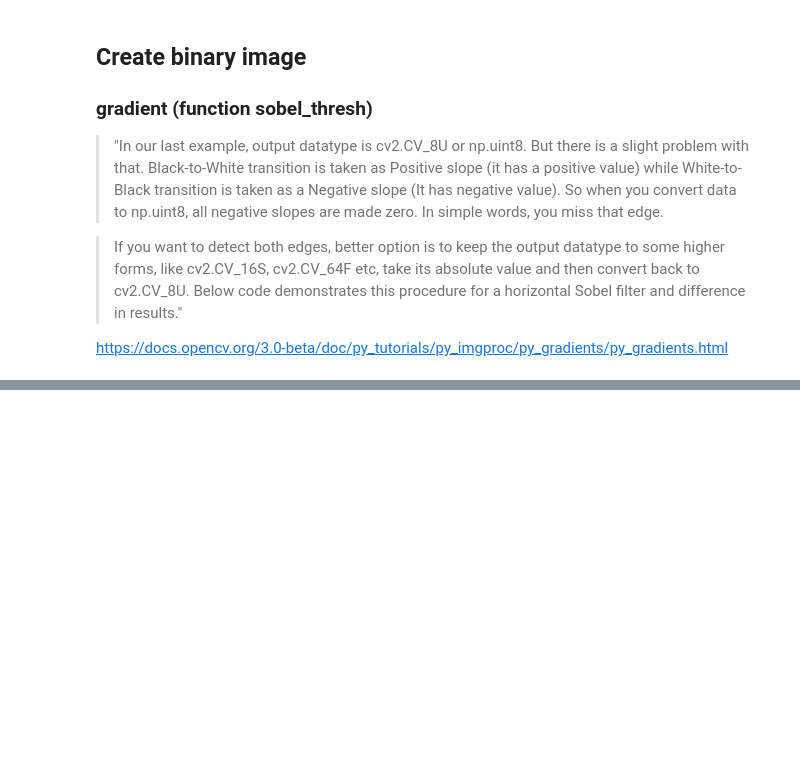
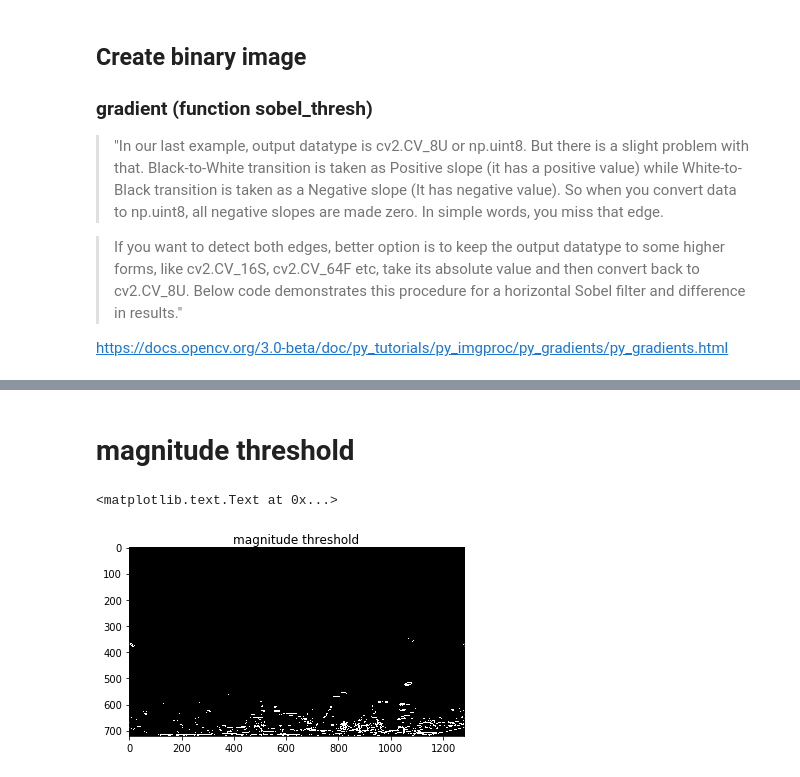
Before and after one commit to fstahl1/advanced_lane_finding, a Jupyter notebook: advanced_lane_finding.ipynb, the cells around one changed output, grey strips where cells are left out. Saved outputs shown, nothing was run; the diff lists cells and outputs as text; code cells hidden in the pictures; blank space fills up the shorter version.

```diff
--- a/advanced_lane_finding.ipynb
+++ b/advanced_lane_finding.ipynb
@@ -184,0 +187,17 @@ def grad_thresh(img, orient='x', kernel=3, sobel_thresh=(0, 255)):
+# %%
+def grad_mag_thresh(img, kernel = 3, thresh = (0, 255)):
+    # convert to grayscale
+    gray = cv2.cvtColor(img, cv2.COLOR_RGB2GRAY)
+    # apply sobel in both x and y direction
+    sobelx = cv2.Sobel(gray, cv2.CV_64F, 1, 0, ksize=kernel)
+    sobely = cv2.Sobel(gray, cv2.CV_64F, 0, 1, ksize=kernel)
+    # calculate magnitude
+    abs_sobelxy = np.sqrt(np.square(sobelx) + np.square(sobely))
+    # scale to 8-bit and convert to type uint8
+    scaled_sobel = np.uint8(255*abs_sobelxy/np.max(abs_sobelxy))
+    # create binary magnitude image
+    grad_mag_bin = np.zeros_like(scaled_sobel)
+    grad_mag_bin[(scaled_sobel >= thresh[0]) &
+            (scaled_sobel <= thresh[1])] = 1
+    # return binary image
+    return grad_mag_bin
@@ -184,0 +252,9 @@ def grad_thresh(img, orient='x', kernel=3, sobel_thresh=(0, 255)):
+# %% [markdown]
+# magnitude threshold
+# %%
+grad_mag_bin_img = grad_mag_thresh(warped_img, kernel = 3, thresh = (20, 100))
+plt.imshow(grad_mag_bin_img, cmap = 'gray')
+plt.title('magnitude threshold')
+# %% [output]
+<matplotlib.text.Text at 0x...>
+[figure, added]
```
Also changed, not shown: parts of 23 cells of this notebook, 1 other file.
